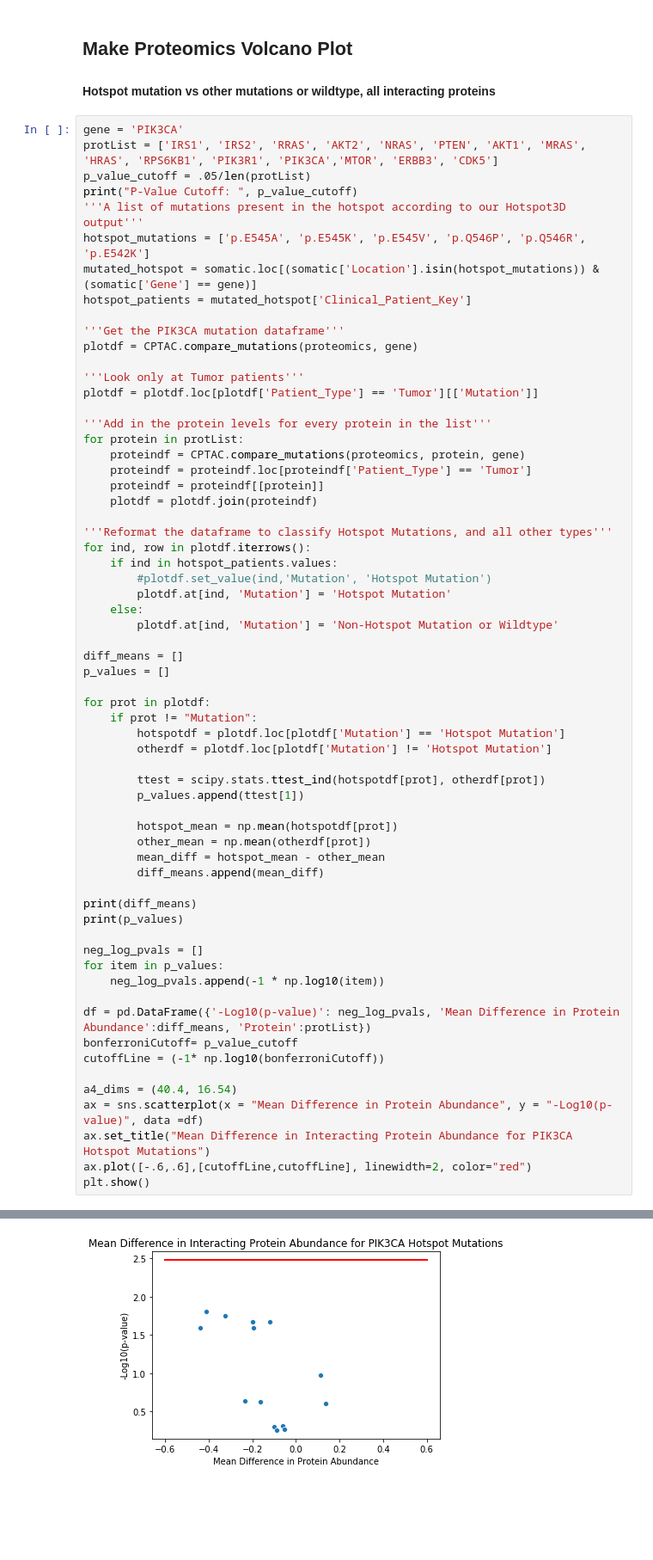
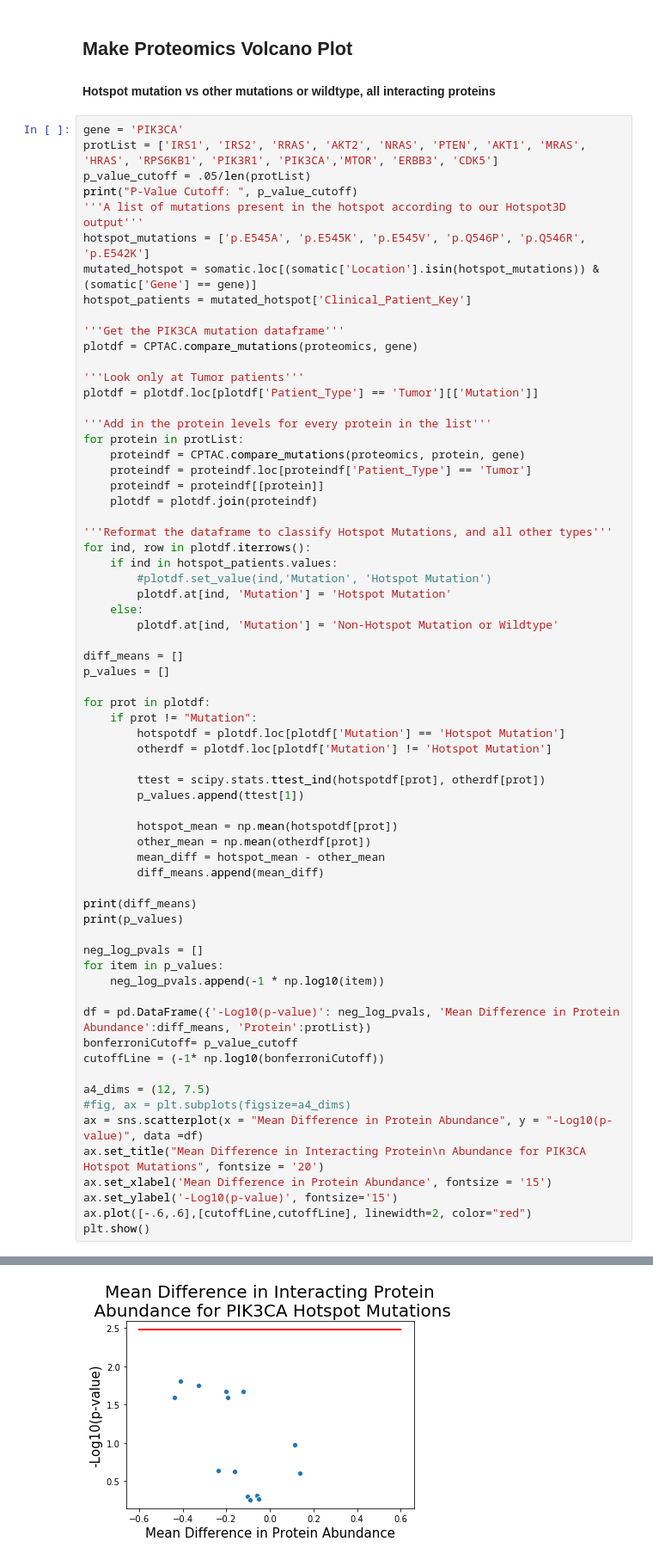
Before and after one commit to PayneLab/UCEC-clinical-stat-analysis, a Jupyter notebook: Protein_Notebooks/PIK3CA/PIK3CA_Proteomics_Final_Figures.ipynb, the cells around one changed output, grey strips where cells are left out. Shown at 86% size. Cells and saved outputs as stored; diff of their text form; blank space fills up the shorter version.

Commit message:
protein and phos plots pik3ca

```diff
--- a/Protein_Notebooks/PIK3CA/PIK3CA_Proteomics_Final_Figures.ipynb
+++ b/Protein_Notebooks/PIK3CA/PIK3CA_Proteomics_Final_Figures.ipynb
@@ -122,33 +123,36 @@ for prot in plotdf:
     if prot != "Mutation":
         hotspotdf = plotdf.loc[plotdf['Mutation'] == 'Hotspot Mutation']
         otherdf = plotdf.loc[plotdf['Mutation'] != 'Hotspot Mutation']
 
         ttest = scipy.stats.ttest_ind(hotspotdf[prot], otherdf[prot])
         p_values.append(ttest[1])
 
         hotspot_mean = np.mean(hotspotdf[prot])
         other_mean = np.mean(otherdf[prot])
         mean_diff = hotspot_mean - other_mean
         diff_means.append(mean_diff)
 
 print(diff_means)
 print(p_values)
 
 neg_log_pvals = []
 for item in p_values:
     neg_log_pvals.append(-1 * np.log10(item))
 
 df = pd.DataFrame({'-Log10(p-value)': neg_log_pvals, 'Mean Difference in Protein Abundance':diff_means, 'Protein':protList})
 bonferroniCutoff= p_value_cutoff
 cutoffLine = (-1* np.log10(bonferroniCutoff))
 
-a4_dims = (40.4, 16.54)
+a4_dims = (12, 7.5)
+#fig, ax = plt.subplots(figsize=a4_dims)
 ax = sns.scatterplot(x = "Mean Difference in Protein Abundance", y = "-Log10(p-value)", data =df)
-ax.set_title("Mean Difference in Interacting Protein Abundance for PIK3CA Hotspot Mutations")
+ax.set_title("Mean Difference in Interacting Protein\n Abundance for PIK3CA Hotspot Mutations", fontsize = '20')
+ax.set_xlabel('Mean Difference in Protein Abundance', fontsize = '15')
+ax.set_ylabel('-Log10(p-value)', fontsize='15')
 ax.plot([-.6,.6],[cutoffLine,cutoffLine], linewidth=2, color="red")
 plt.show()
 # %% [output]
 P-Value Cutoff:  0.0033333333333333335
 [-0.10195990903183888, -0.43756955165692013, -0.32607641910331386, -0.19974630929174783, -0.09009179987004551, -0.4106004223521768, -0.060792274204028524, -0.2355550162443144, -0.1759408450704225, -0. ...
 [0.5035367810301701, 0.02552212534819076, 0.01780099029991586, 0.021090262225409967, 0.5506198001682362, 0.01581066819387846, 0.481215853185884, 0.22843119672475806, nan, 0.5440733573821175, 0.2488220 ...
-[figure, old version]
+[figure, new version]
```
Also changed, not shown: parts of 1 cell of this notebook, 1 other file.
